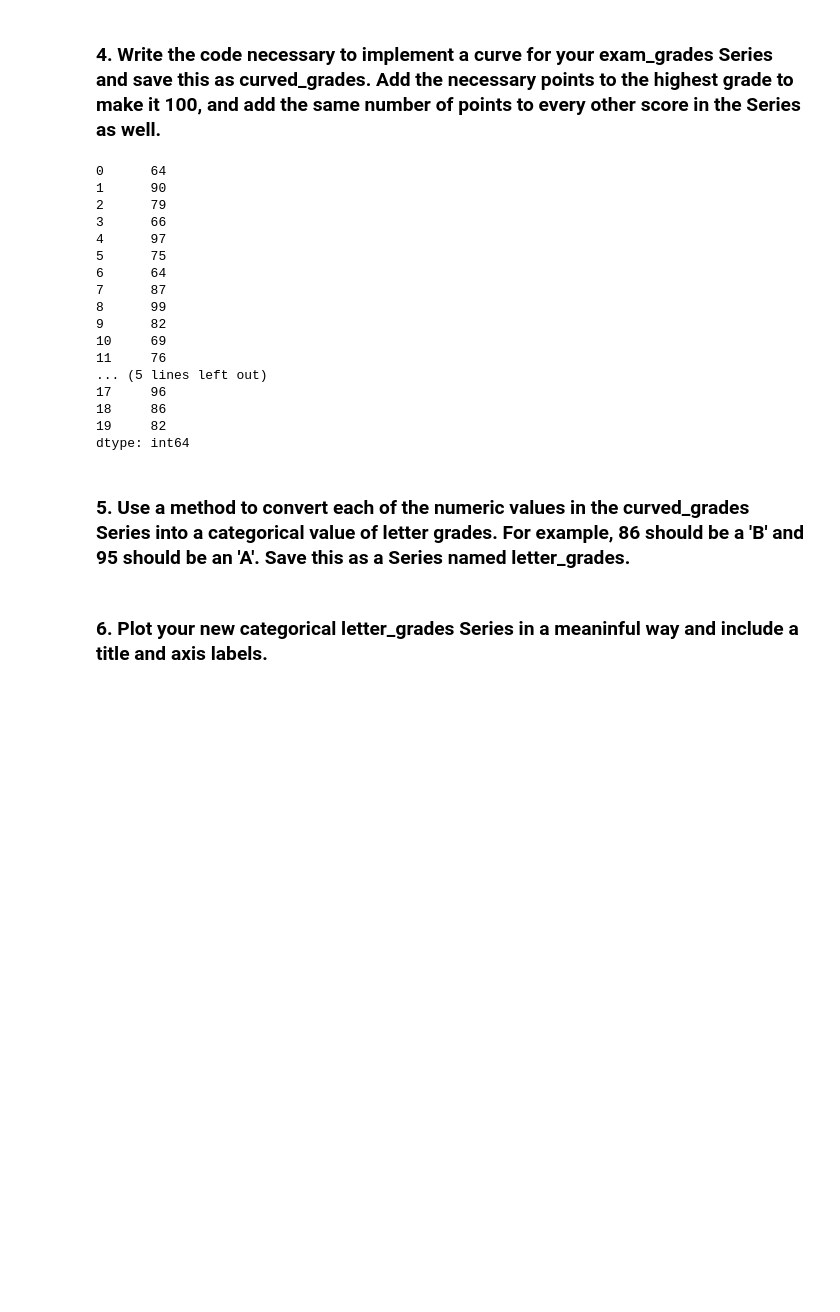
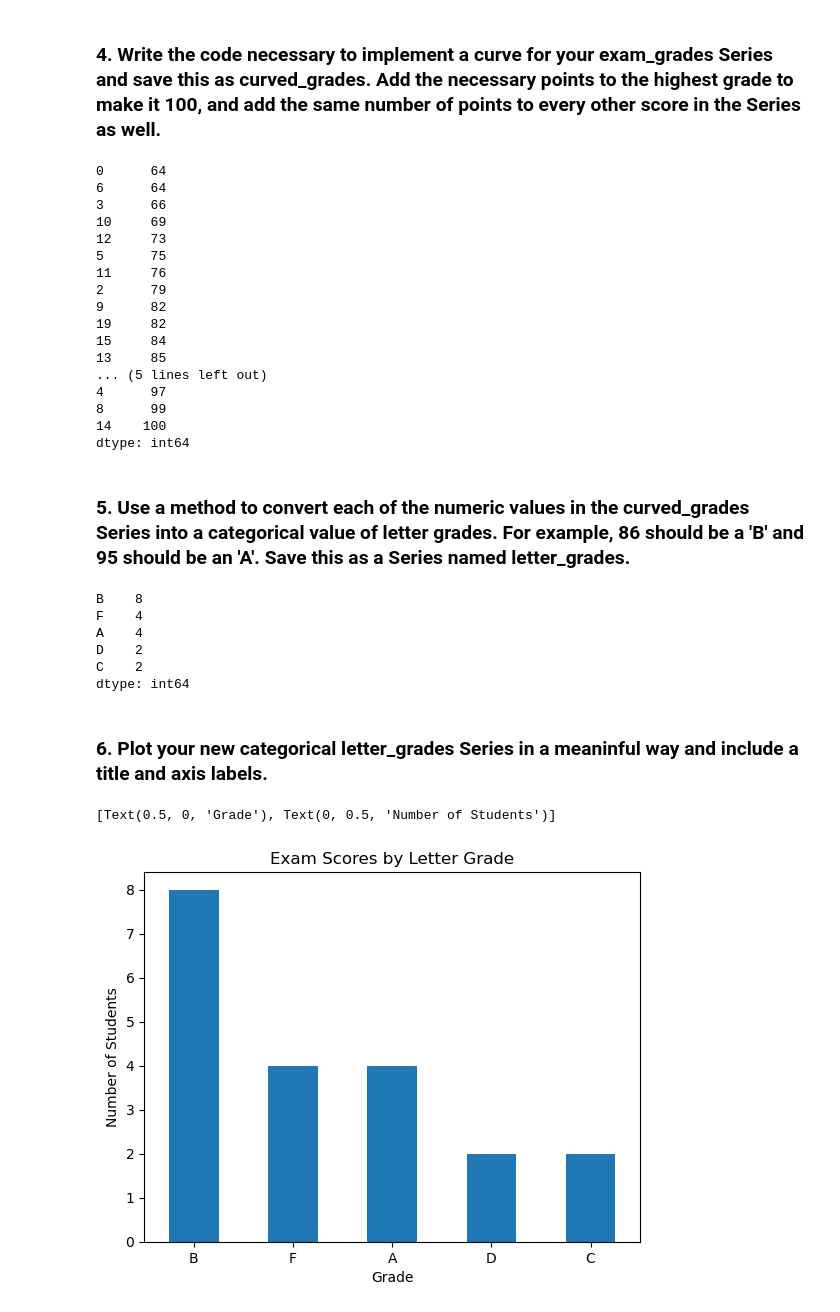
Before and after one commit to Jay-Almendarez/numpy-pandas-visualization-exercises, a Jupyter notebook: pandas_series.ipynb, the cells around one changed output. Saved outputs shown, nothing was run; the diff lists cells and outputs as text; code cells hidden in the pictures; blank space fills up the shorter version.

```diff
--- a/pandas_series.ipynb
+++ b/pandas_series.ipynb
@@ -499,26 +535,46 @@ exam_scores_series.plot.bar(title='Exam Scores',
 # %%
 curved_grades = exam_scores_series + 4
 # %%
-curved_grades
+curved_grades.sort_values(ascending=True)
 # %% [output]
 0      64
-1      90
+6      64
+3      66
+10     69
+12     73
+5      75
+11     76
 2      79
-3      66
+9      82
+19     82
+15     84
+13     85
+... (5 lines left out)
 4      97
-5      75
-6      64
-7      87
 8      99
-9      82
-10     69
-11     76
-... (5 lines left out)
-17     96
-18     86
-19     82
+14    100
 dtype: int64
 # %% [markdown]
 ### 5. Use a method to convert each of the numeric values in the curved_grades Series into a categorical value of letter grades. For example, 86 should be a 'B' and 95 should be an 'A'. Save this as a Series named letter_grades.
+# %%
+bin_edges = [0,70,75,80,90,100]
+bin_labels = ['F', 'D', 'C', 'B', 'A']
+letter_grades = pd.cut(curved_grades, bins=bin_edges, labels=bin_labels)
+# %%
+letter_grades = letter_grades.value_counts()
+letter_grades
+# %% [output]
+B    8
+F    4
+A    4
+D    2
+C    2
+dtype: int64
 # %% [markdown]
 ### 6. Plot your new categorical letter_grades Series in a meaninful way and include a title and axis labels.
+# %%
+letter_grades.plot.bar(title = 'Exam Scores by Letter Grade', rot = 0).set(xlabel = 'Grade',
+                                 ylabel = 'Number of Students')
+# %% [output]
+[Text(0.5, 0, 'Grade'), Text(0, 0.5, 'Number of Students')]
+[figure, added]
```
Also changed, not shown: parts of 34 cells of this notebook.
